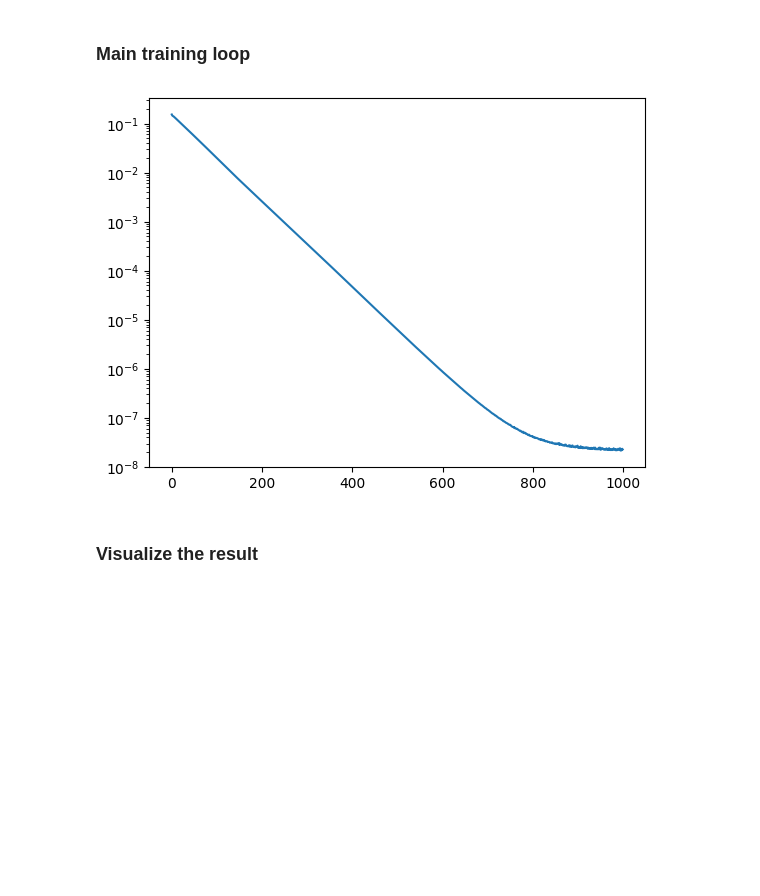
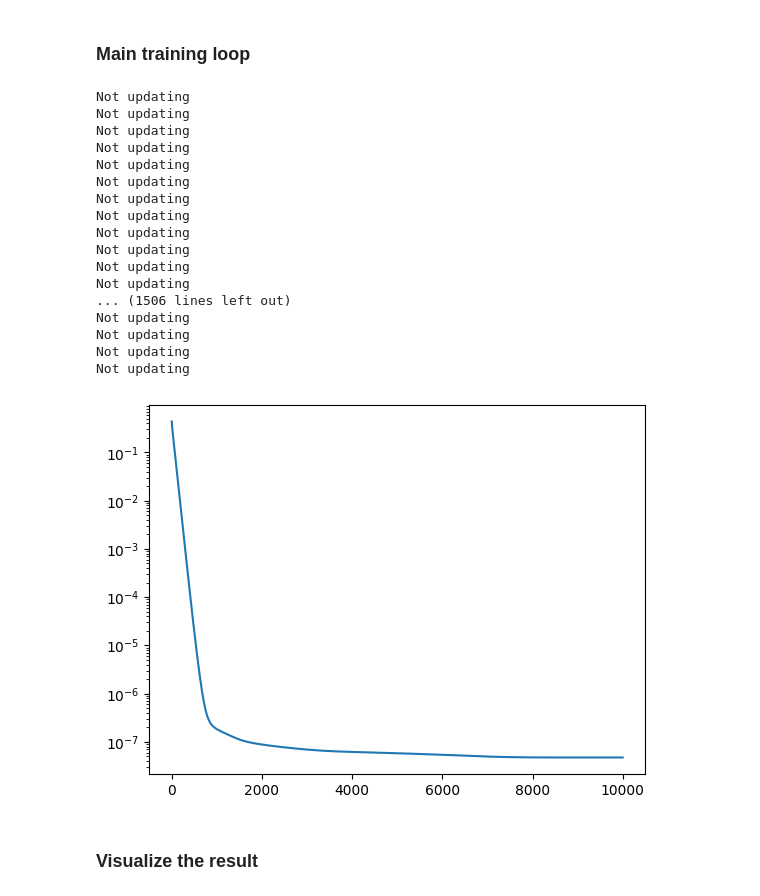
Before and after one commit to JamesAndrewKing/GaussNewtonShapes, a Jupyter notebook: notebooks/minimal_surface_refactor.ipynb, the cells around one changed output. Saved outputs shown, nothing was run; the diff lists cells and outputs as text; code cells hidden in the pictures; blank space fills up the shorter version.

```diff
--- a/notebooks/minimal_surface_refactor.ipynb
+++ b/notebooks/minimal_surface_refactor.ipynb
@@ -145,14 +148,14 @@ params = model.params
 lr_init = 1e-2
 # optim = torch.optim.Adam(model.parameters(), lr=lr_init)
 optim = HandNGD(model, lr=lr_init, config=config)
-sample_on_surface = True
+sample_on_surface = False
 sampling_method = "binary_search" # one of ["random", "binary_search"]
 surf_pts_nof_points = 100000 ## approx number to initialize the search with
 bounds = torch.tensor([[0,1], [0,1], [0,1]], dtype=torch.float64)
 
 loss_over_iters = {}
 
-for i in (pbar:=trange(1000)):
+for i in (pbar:=trange(10000)):
     optim.zero_grad()
 
     ## 1) Interface at boundaries
@@ -187,35 +190,53 @@ for i in (pbar:=trange(1000)):
                 pts_space = p_surface.data[mask]
                 pts_space = torch.cat((pts_space_fixed, pts_space))
             else:
                 pts_space = pts_space_fixed
                 # print("Warning: failed. Surface points will be outdated.")
                 pass ## TODO: probably need to have a fallback to handle this case, and nans more generally
         else:
             assert False, "Point sampling method unknown"
         # pts_space = torch.cat((pts_space_fixed, pts_space))
         config["pts_space"] = pts_space
         optim.config = config
     loss_laplacian = 0.5*model.v_f_laplace(params, pts_space).squeeze(1).square().mean()
 
     loss = loss_weights["interface"] * loss_interface + loss_weights["eikonal"] * loss_eikonal + loss_weights["laplacian"] * loss_laplacian
 
     loss.backward()
-    optim.step()
     with torch.no_grad():
         loss_metric = loss_interface + loss_laplacian
 
         pbar.set_description(f"interface: {loss_interface.item():.2e} "
                             f"eikonal: {loss_eikonal.item():.2e} "
                             f"laplacian: {loss_laplacian.item():.2e} "
                             f"{len(pts_space)}"
                             )
         loss_over_iters[i] = loss_metric.item()
+    optim.loss = loss_metric
+    optim.step()
 
 plt.plot(loss_over_iters.keys(), loss_over_iters.values())
 plt.semilogy()
 plt.show()
 # %% [output]
+Not updating
+Not updating
+Not updating
+Not updating
+Not updating
+Not updating
+Not updating
+Not updating
+Not updating
+Not updating
+Not updating
+Not updating
+... (1506 lines left out)
+Not updating
+Not updating
+Not updating
+Not updating
-[figure, old version]
+[figure, new version]
 # %% [markdown]
 ### Visualize the result
 # %%
```
Also changed, not shown: parts of 3 cells of this notebook, 1 other file.
